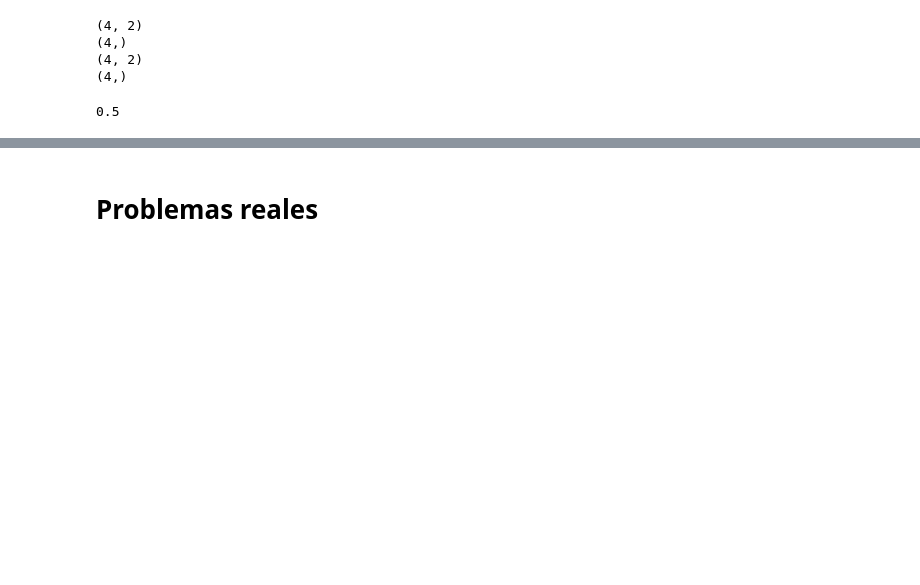
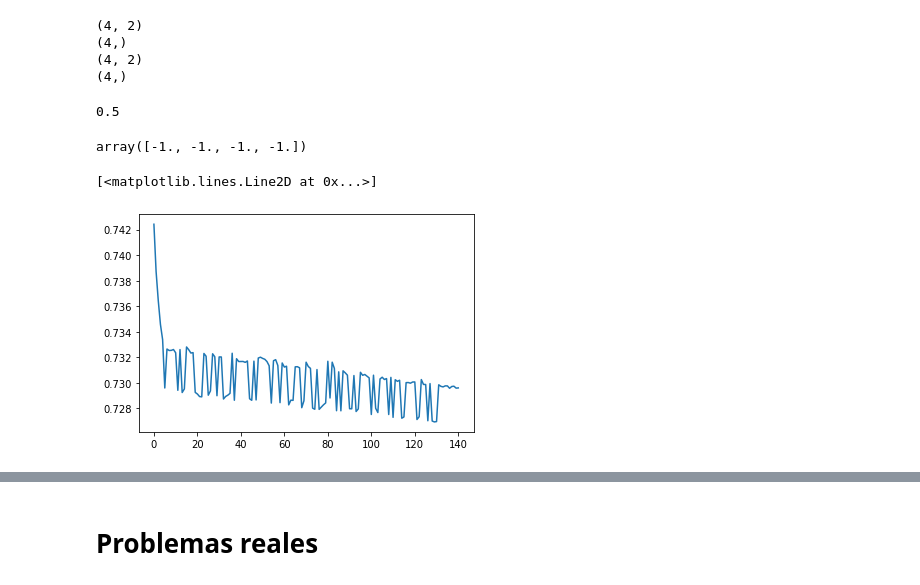
Before and after one commit to AlejandroSantorum/Neurocomputation_Assignments, a Jupyter notebook: assignment2/sklearn_code.ipynb, the cells around one changed output, grey strips where cells are left out. Saved outputs shown, nothing was run; the diff lists cells and outputs as text; code cells hidden in the pictures; blank space fills up the shorter version.

```diff
--- a/assignment2/sklearn_code.ipynb
+++ b/assignment2/sklearn_code.ipynb
@@ -113,3 +113,12 @@ clf = MLPClassifier(hidden_layer_sizes=(8), activation='logistic', alpha=0, solv
 clf.score(xtest, ytest)
 # %% [output]
 0.5
+# %%
+clf.predict(xtest)
+# %% [output]
+array([-1., -1., -1., -1.])
+# %%
+plt.plot(clf.loss_curve_)
+# %% [output]
+[<matplotlib.lines.Line2D at 0x...>]
+[figure, added]
```
Also changed, not shown: parts of 3 cells of this notebook.
